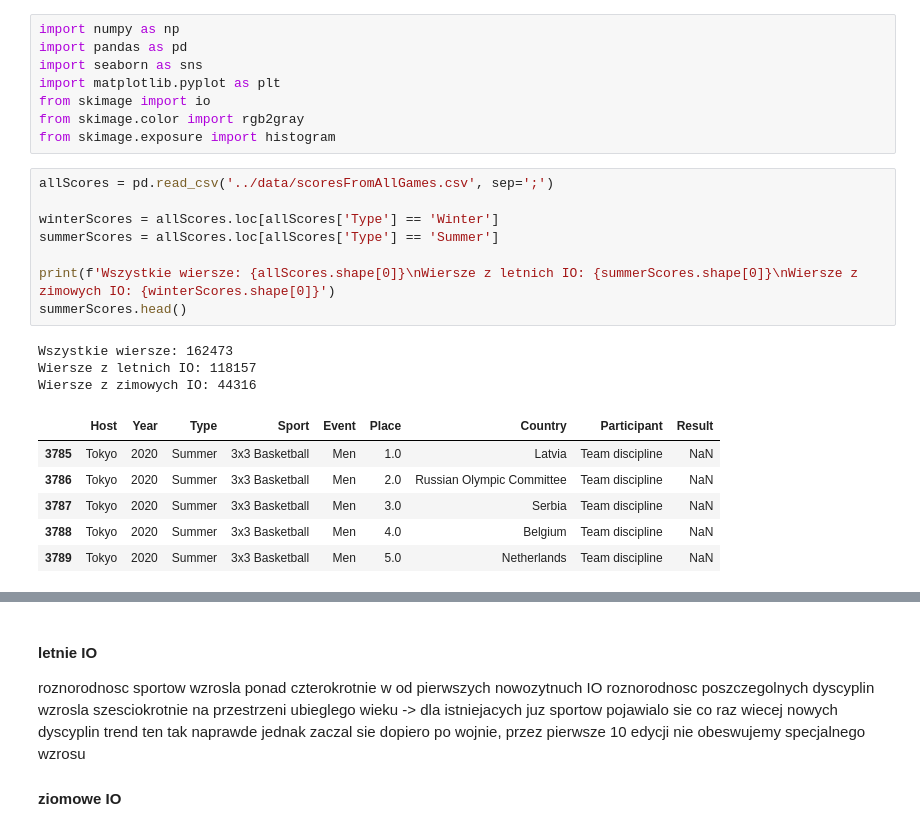
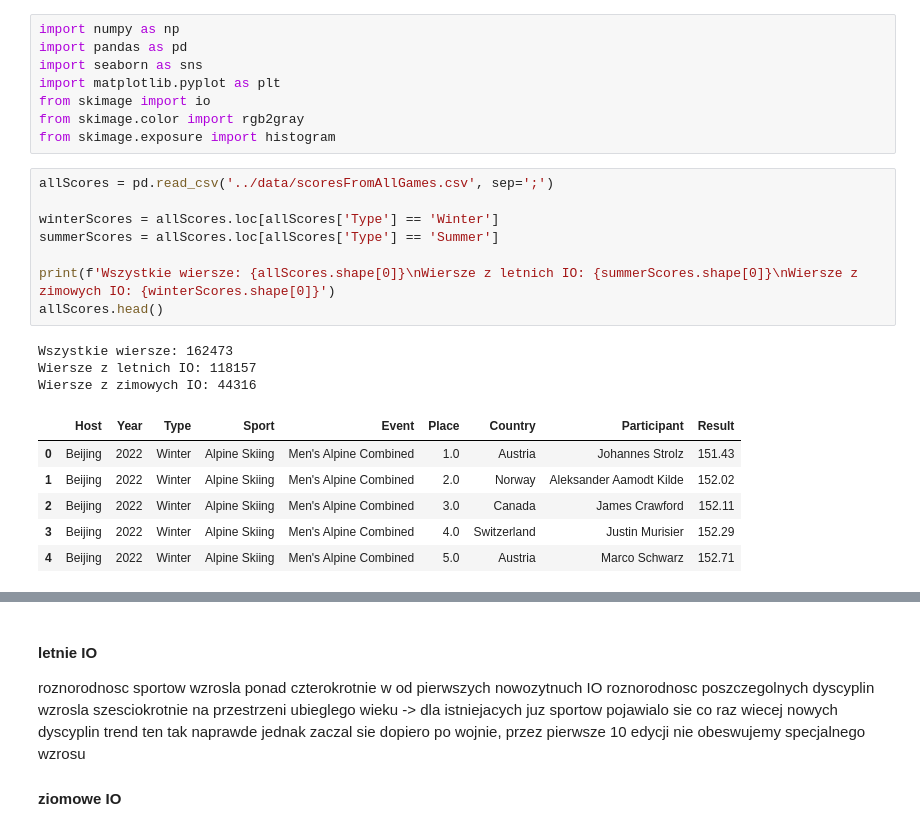
Before and after one commit to mihawb/olympics-ds, a Jupyter notebook: analysis/allGamesAnalysis.ipynb, the cells around one changed output, grey strips where cells are left out. Drawn from its saved outputs; the diff is of its cells as text.

```diff
--- a/analysis/allGamesAnalysis.ipynb
+++ b/analysis/allGamesAnalysis.ipynb
@@ -15,21 +15,21 @@ from skimage.exposure import histogram
 # %%
 allScores = pd.read_csv('../data/scoresFromAllGames.csv', sep=';')
 
 winterScores = allScores.loc[allScores['Type'] == 'Winter']
 summerScores = allScores.loc[allScores['Type'] == 'Summer']
 
 print(f'Wszystkie wiersze: {allScores.shape[0]}\nWiersze z letnich IO: {summerScores.shape[0]}\nWiersze z zimowych IO: {winterScores.shape[0]}')
-summerScores.head()
+allScores.head()
 # %% [output]
 Wszystkie wiersze: 162473
 Wiersze z letnich IO: 118157
 Wiersze z zimowych IO: 44316
 |  | Host | Year | Type | Sport | Event | Place | Country | Participant | Result |
-| 3785 | Tokyo | 2020 | Summer | 3x3 Basketball | Men | 1.0 | Latvia | Team discipline | NaN |
-| 3786 | Tokyo | 2020 | Summer | 3x3 Basketball | Men | 2.0 | Russian Olympic Committee | Team discipline | NaN |
-| 3787 | Tokyo | 2020 | Summer | 3x3 Basketball | Men | 3.0 | Serbia | Team discipline | NaN |
-| 3788 | Tokyo | 2020 | Summer | 3x3 Basketball | Men | 4.0 | Belgium | Team discipline | NaN |
-| 3789 | Tokyo | 2020 | Summer | 3x3 Basketball | Men | 5.0 | Netherlands | Team discipline | NaN |
+| 0 | Beijing | 2022 | Winter | Alpine Skiing | Men's Alpine Combined | 1.0 | Austria | Johannes Strolz | 151.43 |
+| 1 | Beijing | 2022 | Winter | Alpine Skiing | Men's Alpine Combined | 2.0 | Norway | Aleksander Aamodt Kilde | 152.02 |
+| 2 | Beijing | 2022 | Winter | Alpine Skiing | Men's Alpine Combined | 3.0 | Canada | James Crawford | 152.11 |
+| 3 | Beijing | 2022 | Winter | Alpine Skiing | Men's Alpine Combined | 4.0 | Switzerland | Justin Murisier | 152.29 |
+| 4 | Beijing | 2022 | Winter | Alpine Skiing | Men's Alpine Combined | 5.0 | Austria | Marco Schwarz | 152.71 |
 # %%
 def DFdistinctColumnByYear(inScoresDF, inCol):
 	outDict = dict()
```
Also changed, not shown: parts of 7 cells of this notebook.
